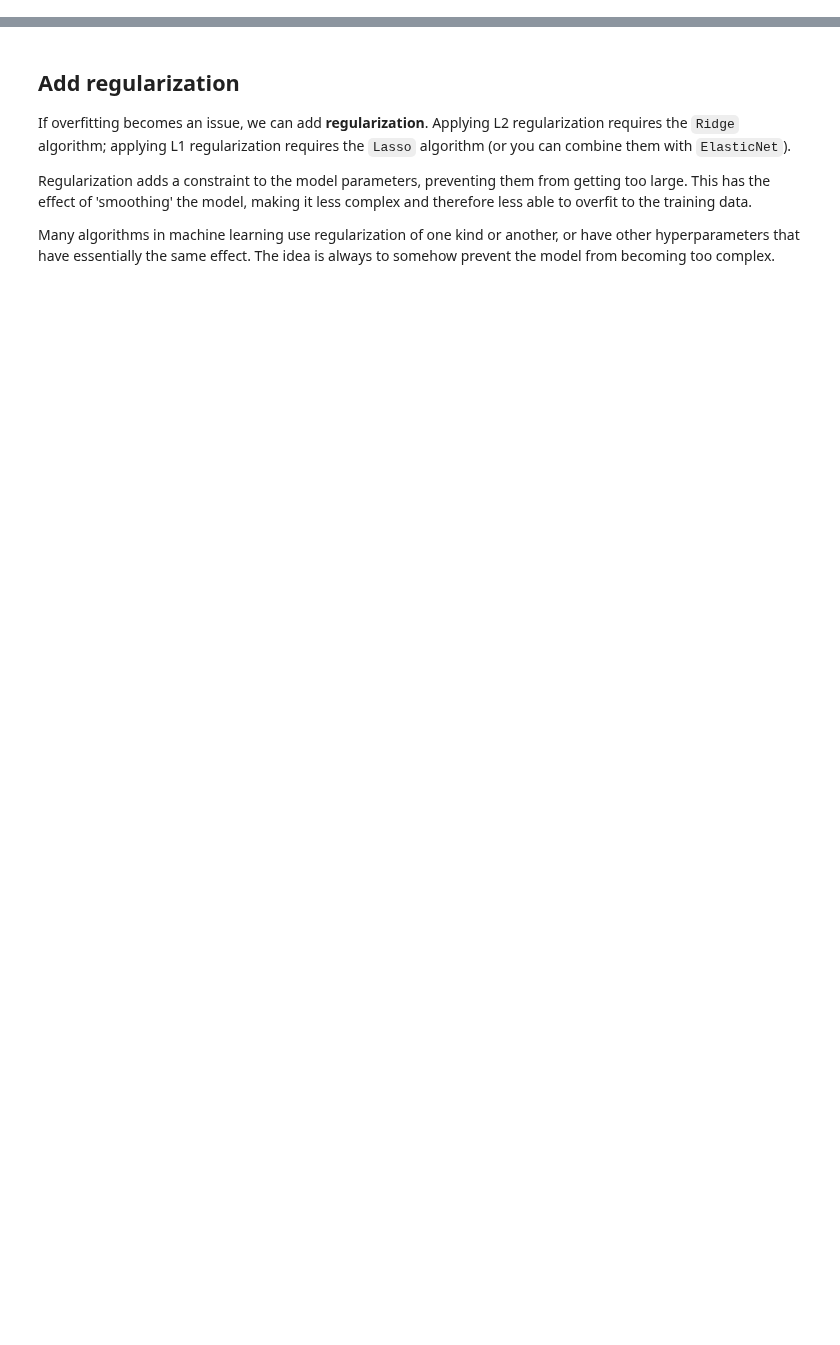
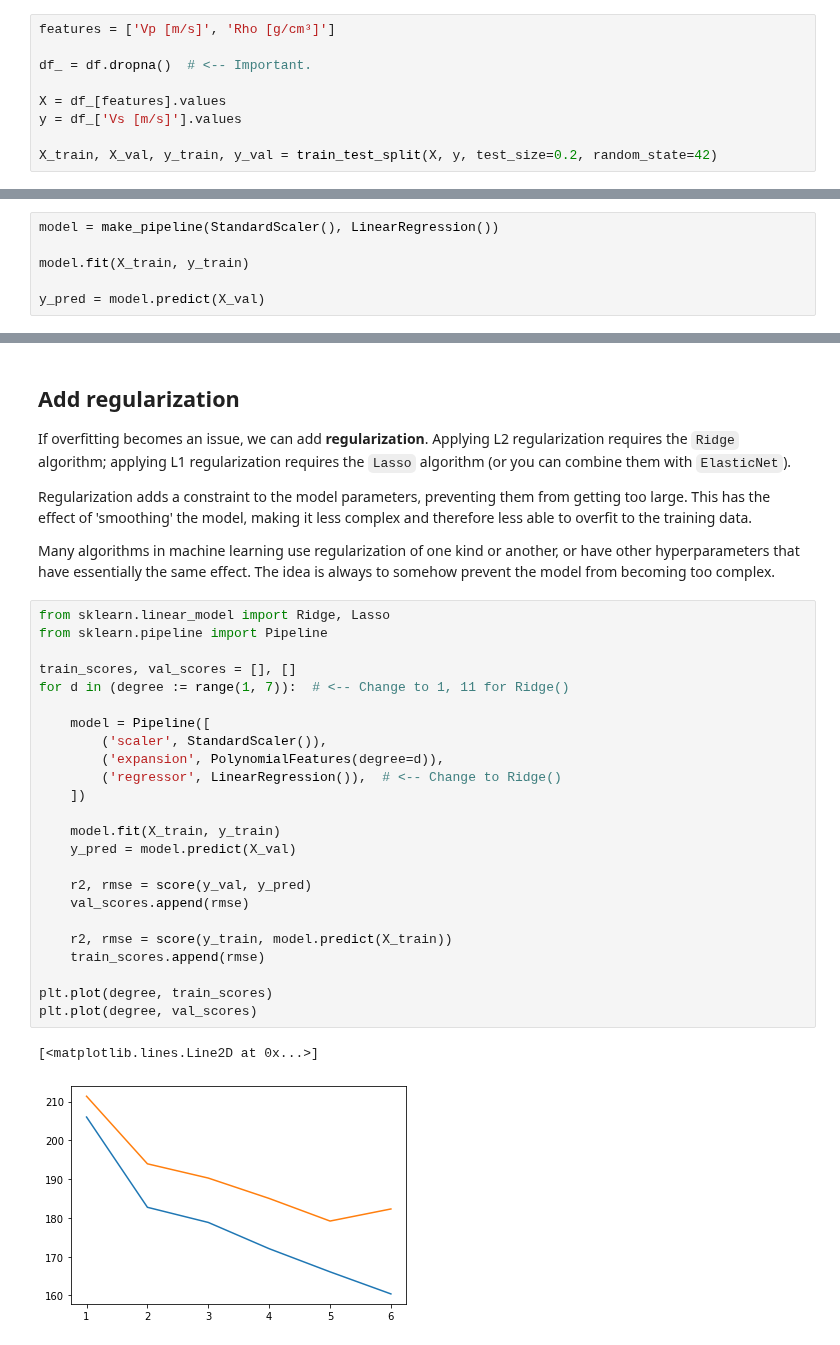
Before and after one commit to agilescientific/geocomputing, a Jupyter notebook: prod/Linear_regression.ipynb, the cells around one changed output, grey strips where cells are left out. Drawn from its saved outputs; the diff is of its cells as text; blank space fills up the shorter version.

```diff
--- a/prod/Linear_regression.ipynb
+++ b/prod/Linear_regression.ipynb
@@ -388,0 +465,9 @@ score(y_val, y_pred)
+# %%
+features = ['Vp [m/s]', 'Rho [g/cm³]']
+
+df_ = df.dropna()  # <-- Important.
+
+X = df_[features].values
+y = df_['Vs [m/s]'].values
+
+X_train, X_val, y_train, y_val = train_test_split(X, y, test_size=0.2, random_state=42)
@@ -388,0 +538,6 @@ score(y_val, y_pred)
+# %%
+model = make_pipeline(StandardScaler(), LinearRegression())
+
+model.fit(X_train, y_train)
+
+y_pred = model.predict(X_val)
@@ -394,6 +563,33 @@ If overfitting becomes an issue, we can add **regularization**. Applying L2 regu
 Regularization adds a constraint to the model parameters, preventing them from getting too large. This has the effect of 'smoothing' the model, making it less complex and therefore less able to overfit to the training data.
 
 Many algorithms in machine learning use regularization of one kind or another, or have other hyperparameters that have essentially the same effect. The idea is always to somehow prevent the model from becoming too complex.
+# %%
+from sklearn.linear_model import Ridge, Lasso
+from sklearn.pipeline import Pipeline
+
+train_scores, val_scores = [], []
+for d in (degree := range(1, 7)):  # <-- Change to 1, 11 for Ridge()
+
+    model = Pipeline([
+        ('scaler', StandardScaler()),
+        ('expansion', PolynomialFeatures(degree=d)),
+        ('regressor', LinearRegression()),  # <-- Change to Ridge()
+    ])
+
+    model.fit(X_train, y_train)
+    y_pred = model.predict(X_val)
+
+    r2, rmse = score(y_val, y_pred)
+    val_scores.append(rmse)
+
+    r2, rmse = score(y_train, model.predict(X_train))
+    train_scores.append(rmse)
+
+plt.plot(degree, train_scores)
+plt.plot(degree, val_scores)
+# %% [output]
+[<matplotlib.lines.Line2D at 0x...>]
+[figure, added]
 # %%
 from sklearn.linear_model import Ridge, Lasso
 from sklearn.pipeline import Pipeline
```
Also changed, not shown: parts of 119 cells of this notebook, 1 other file.
